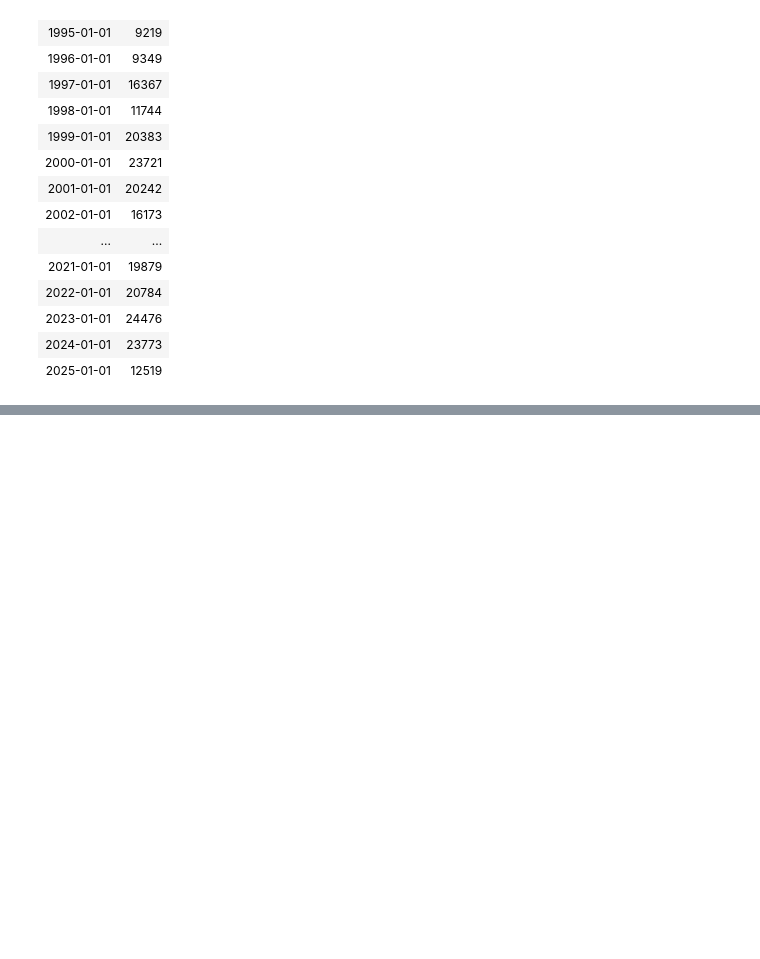
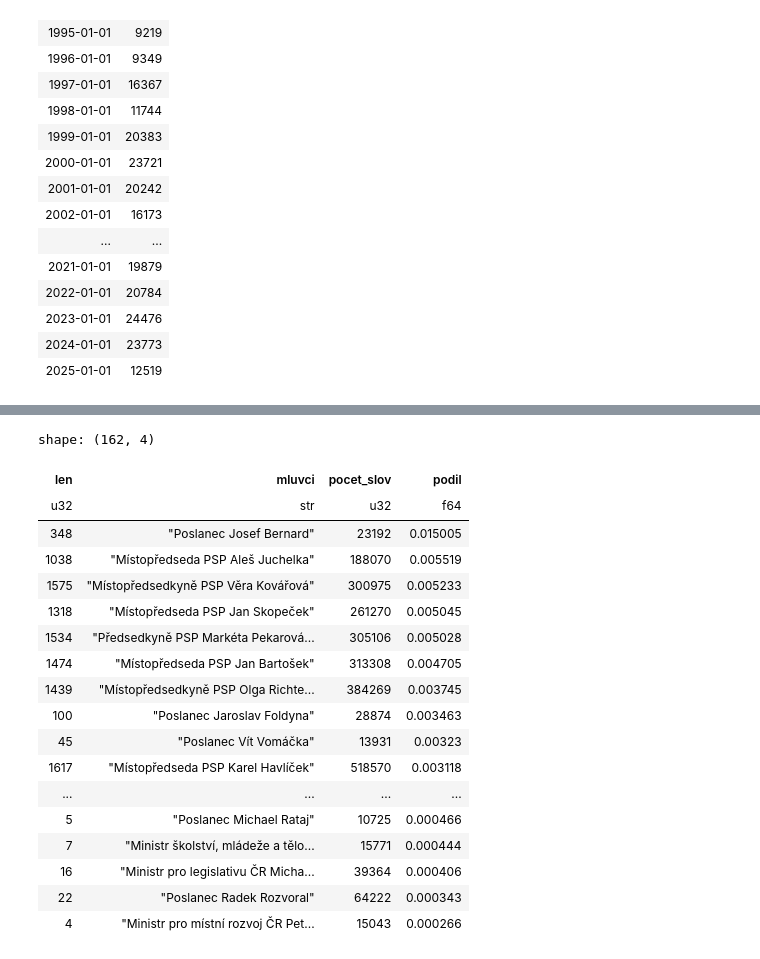
Before and after one commit to DataRozhlas/stenoprotokoly, a Jupyter notebook: 102_smich_potlesk_buceni.ipynb, the cells around one changed output, grey strips where cells are left out. Cells and saved outputs as stored; diff of their text form; code cells hidden in the pictures; blank space fills up the shorter version.

```diff
--- a/102_smich_potlesk_buceni.ipynb
+++ b/102_smich_potlesk_buceni.ipynb
@@ -331,0 +703,31 @@ shape: (33, 2)
+# %%
+zebricek_smichu.join(
+    zebricek_slov, how="right", on="mluvci"
+).with_columns(
+    (pl.col("len") / pl.col("pocet_slov")).alias("podil")
+).drop_nulls(
+).filter(
+    pl.col("pocet_slov") > 10000
+).sort(
+    by="podil",descending=True
+)
+# %% [output]
+shape: (162, 4)
+| len | mluvci | pocet_slov | podil |
+| u32 | str | u32 | f64 |
+| 348 | "Poslanec Josef Bernard" | 23192 | 0.015005 |
+| 1038 | "Místopředseda PSP Aleš Juchelka" | 188070 | 0.005519 |
+| 1575 | "Místopředsedkyně PSP Věra Kovářová" | 300975 | 0.005233 |
+| 1318 | "Místopředseda PSP Jan Skopeček" | 261270 | 0.005045 |
+| 1534 | "Předsedkyně PSP Markéta Pekarová... | 305106 | 0.005028 |
+| 1474 | "Místopředseda PSP Jan Bartošek" | 313308 | 0.004705 |
+| 1439 | "Místopředsedkyně PSP Olga Richte... | 384269 | 0.003745 |
+| 100 | "Poslanec Jaroslav Foldyna" | 28874 | 0.003463 |
+| 45 | "Poslanec Vít Vomáčka" | 13931 | 0.00323 |
+| 1617 | "Místopředseda PSP Karel Havlíček" | 518570 | 0.003118 |
+| ... | ... | ... | ... |
+| 5 | "Poslanec Michael Rataj" | 10725 | 0.000466 |
+| 7 | "Ministr školství, mládeže a tělo... | 15771 | 0.000444 |
+| 16 | "Ministr pro legislativu ČR Micha... | 39364 | 0.000406 |
+| 22 | "Poslanec Radek Rozvoral" | 64222 | 0.000343 |
+| 4 | "Ministr pro místní rozvoj ČR Pet... | 15043 | 0.000266 |
```
Also changed, not shown: parts of 43 cells of this notebook, 4 other files.
